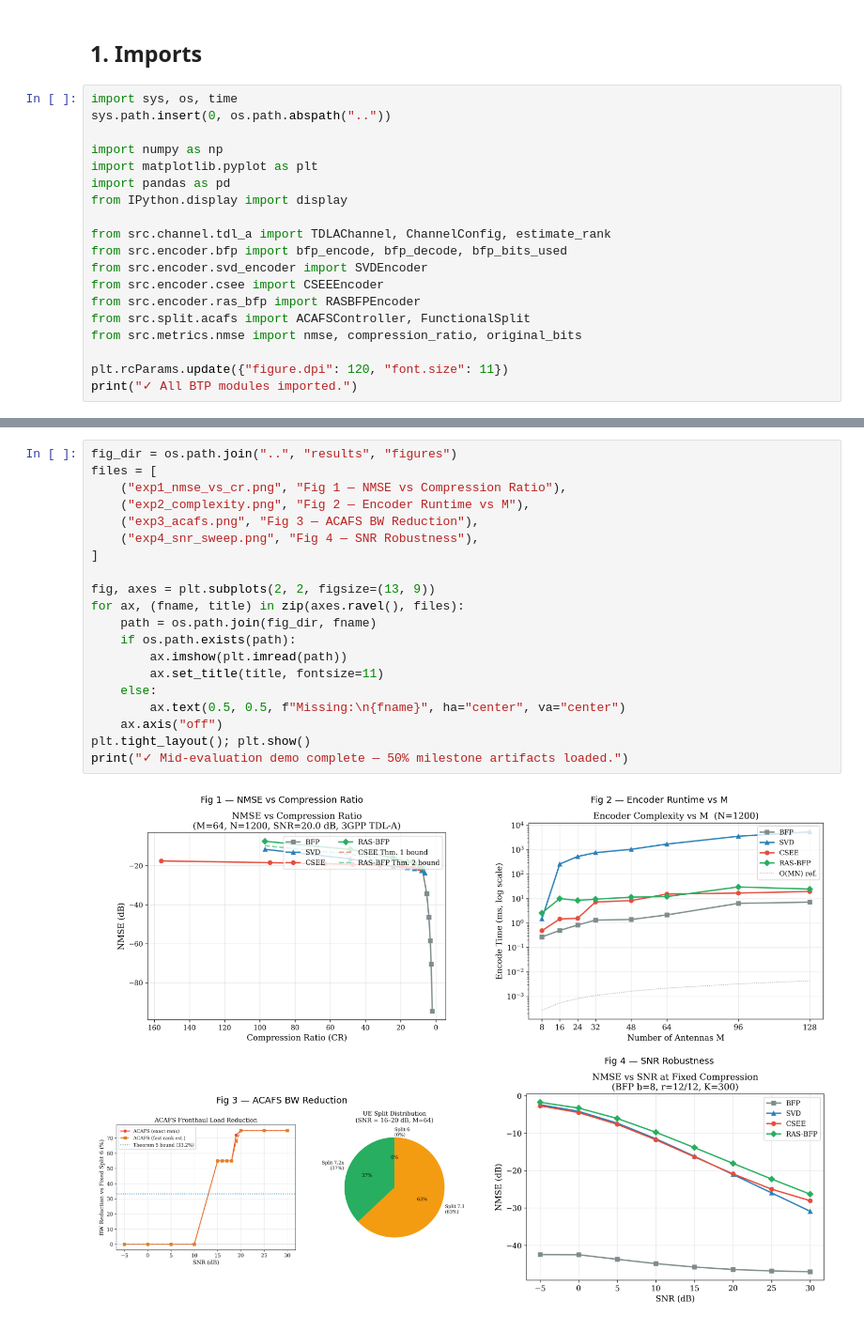
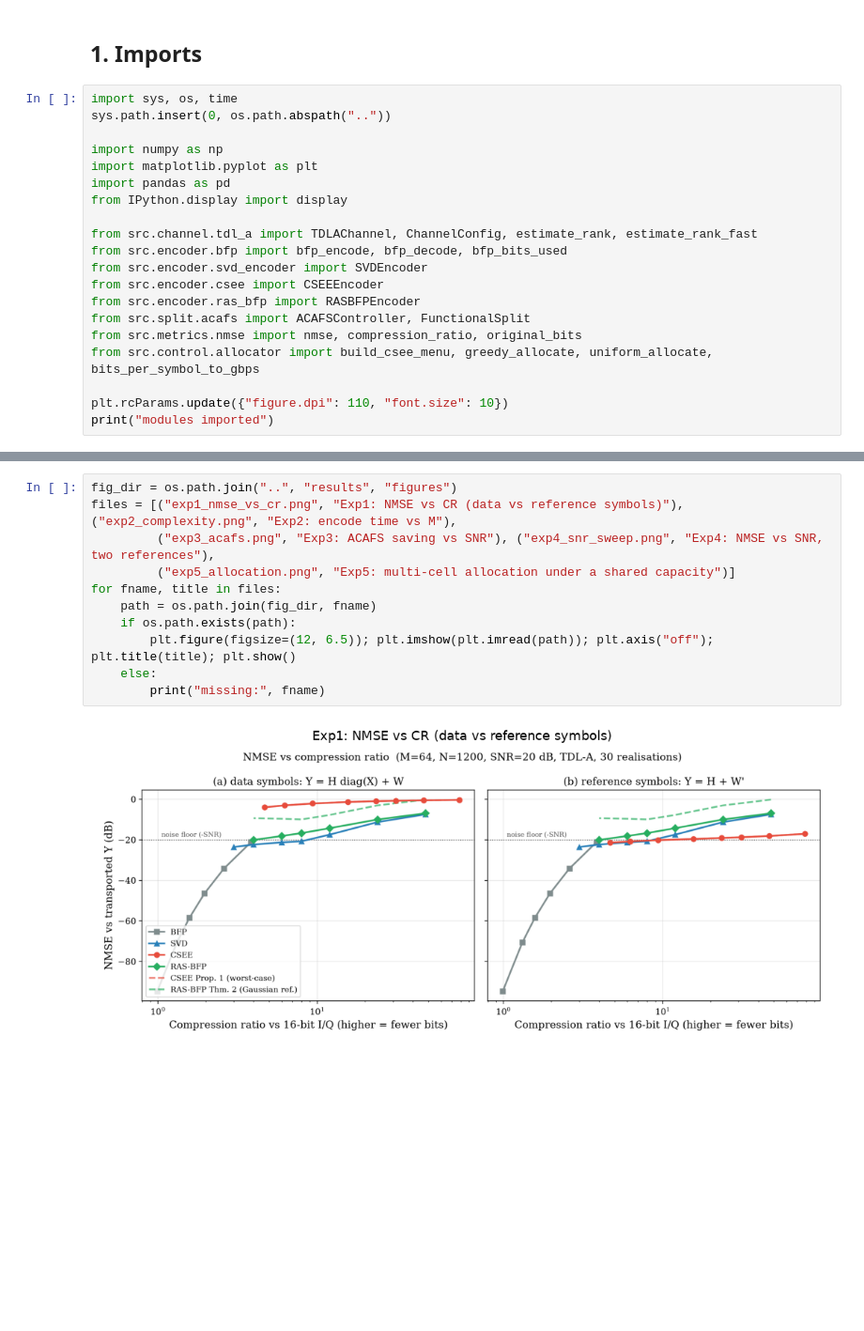
Before and after one commit to Harshvardhan-To1/BTP, a Jupyter notebook: notebooks/mid_evaluation_demo.ipynb, the cells around one changed output, grey strips where cells are left out. Shown at 94% size. Drawn from its saved outputs; the diff is of its cells as text; blank space fills up the shorter version.

```diff
--- a/notebooks/mid_evaluation_demo.ipynb
+++ b/notebooks/mid_evaluation_demo.ipynb
@@ -20,14 +22,15 @@ import matplotlib.pyplot as plt
 import pandas as pd
 from IPython.display import display
 
-from src.channel.tdl_a import TDLAChannel, ChannelConfig, estimate_rank
+from src.channel.tdl_a import TDLAChannel, ChannelConfig, estimate_rank, estimate_rank_fast
 from src.encoder.bfp import bfp_encode, bfp_decode, bfp_bits_used
 from src.encoder.svd_encoder import SVDEncoder
 from src.encoder.csee import CSEEEncoder
 from src.encoder.ras_bfp import RASBFPEncoder
 from src.split.acafs import ACAFSController, FunctionalSplit
 from src.metrics.nmse import nmse, compression_ratio, original_bits
+from src.control.allocator import build_csee_menu, greedy_allocate, uniform_allocate, bits_per_symbol_to_gbps
 
-plt.rcParams.update({"figure.dpi": 120, "font.size": 11})
-print("✓ All BTP modules imported.")
+plt.rcParams.update({"figure.dpi": 110, "font.size": 10})
+print("modules imported")
 # %% [output]
@@ -169,22 +175,13 @@ Split mix: {'7.2x': 0.25, '7.1': 0.375, '6': 0.375}
 # %%
 fig_dir = os.path.join("..", "results", "figures")
-files = [
-    ("exp1_nmse_vs_cr.png", "Fig 1 — NMSE vs Compression Ratio"),
-    ("exp2_complexity.png", "Fig 2 — Encoder Runtime vs M"),
-    ("exp3_acafs.png", "Fig 3 — ACAFS BW Reduction"),
-    ("exp4_snr_sweep.png", "Fig 4 — SNR Robustness"),
-]
-
-fig, axes = plt.subplots(2, 2, figsize=(13, 9))
-for ax, (fname, title) in zip(axes.ravel(), files):
+files = [("exp1_nmse_vs_cr.png", "Exp1: NMSE vs CR (data vs reference symbols)"), ("exp2_complexity.png", "Exp2: encode time vs M"),
+         ("exp3_acafs.png", "Exp3: ACAFS saving vs SNR"), ("exp4_snr_sweep.png", "Exp4: NMSE vs SNR, two references"),
+         ("exp5_allocation.png", "Exp5: multi-cell allocation under a shared capacity")]
+for fname, title in files:
     path = os.path.join(fig_dir, fname)
     if os.path.exists(path):
-        ax.imshow(plt.imread(path))
-        ax.set_title(title, fontsize=11)
+        plt.figure(figsize=(12, 6.5)); plt.imshow(plt.imread(path)); plt.axis("off"); plt.title(title); plt.show()
     else:
-        ax.text(0.5, 0.5, f"Missing:\n{fname}", ha="center", va="center")
-    ax.axis("off")
-plt.tight_layout(); plt.show()
-print("✓ Mid-evaluation demo complete — 50% milestone artifacts loaded.")
+        print("missing:", fname)
 # %% [output]
-[figure, old version]
+[figure, new version]
```
Also changed, not shown: parts of 17 cells of this notebook, 5 other files.
